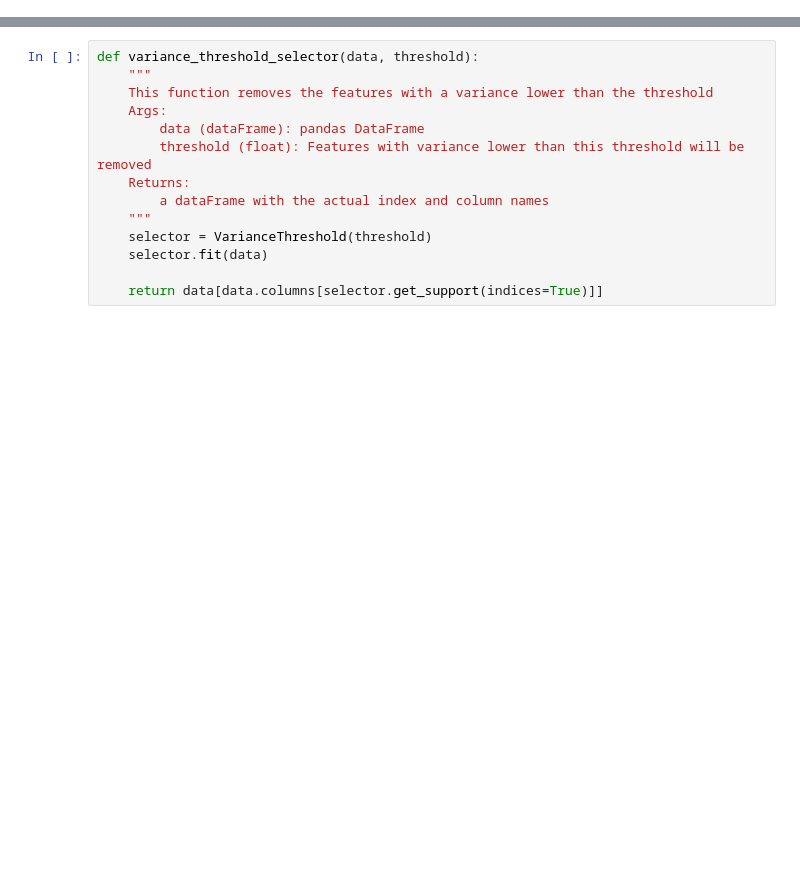
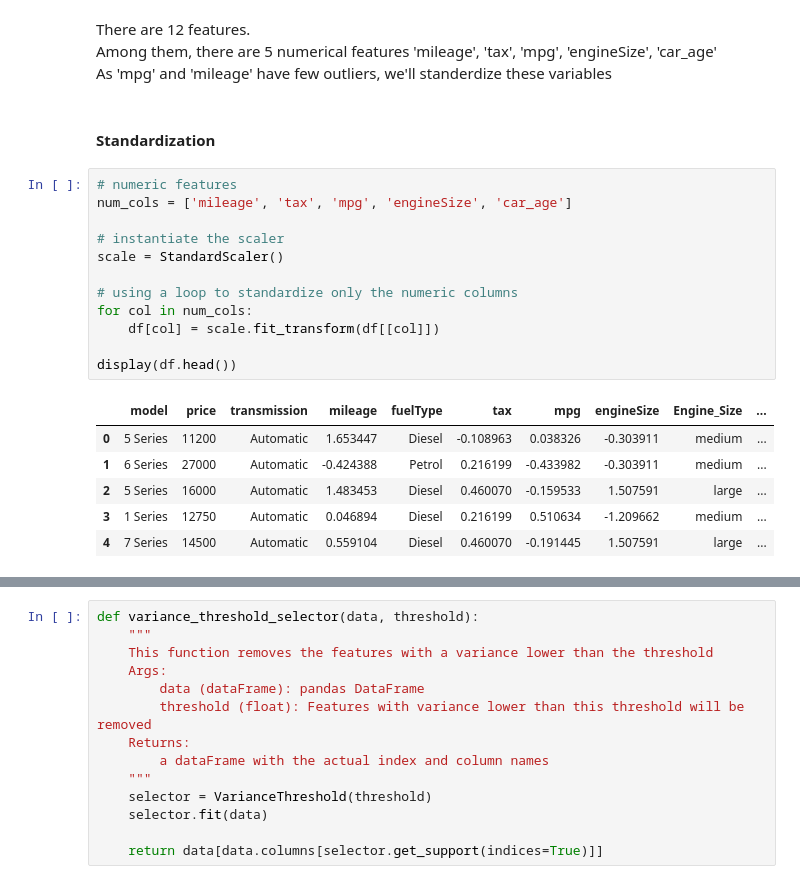
Before and after one commit to SKawsar/bmw_used_car, a Jupyter notebook: modeling.ipynb, the cells around one changed output, grey strips where cells are left out. Drawn from its saved outputs; the diff is of its cells as text; blank space fills up the shorter version.

```diff
--- a/modeling.ipynb
+++ b/modeling.ipynb
@@ -76,0 +78,25 @@ None
+# %% [markdown]
+There are 12 features.
+<br>Among them, there are 5 numerical features 'mileage', 'tax', 'mpg', 'engineSize', 'car_age'
+<br>As 'mpg' and 'mileage' have few outliers, we'll standerdize these variables
+# %% [markdown]
+#### Standardization
+# %%
+# numeric features
+num_cols = ['mileage', 'tax', 'mpg', 'engineSize', 'car_age']
+
+# instantiate the scaler
+scale = StandardScaler()
+
+# using a loop to standardize only the numeric columns
+for col in num_cols:
+    df[col] = scale.fit_transform(df[[col]])
+
+display(df.head())
+# %% [output]
+|  | model | price | transmission | mileage | fuelType | tax | mpg | engineSize | Engine_Size | ... |
+| 0 | 5 Series | 11200 | Automatic | 1.653447 | Diesel | -0.108963 | 0.038326 | -0.303911 | medium | ... |
+| 1 | 6 Series | 27000 | Automatic | -0.424388 | Petrol | 0.216199 | -0.433982 | -0.303911 | medium | ... |
+| 2 | 5 Series | 16000 | Automatic | 1.483453 | Diesel | 0.460070 | -0.159533 | 1.507591 | large | ... |
+| 3 | 1 Series | 12750 | Automatic | 0.046894 | Diesel | 0.216199 | 0.510634 | -1.209662 | medium | ... |
+| 4 | 7 Series | 14500 | Automatic | 0.559104 | Diesel | 0.460070 | -0.191445 | 1.507591 | large | ... |
```
Also changed, not shown: parts of 40 cells of this notebook, 3 other files.
